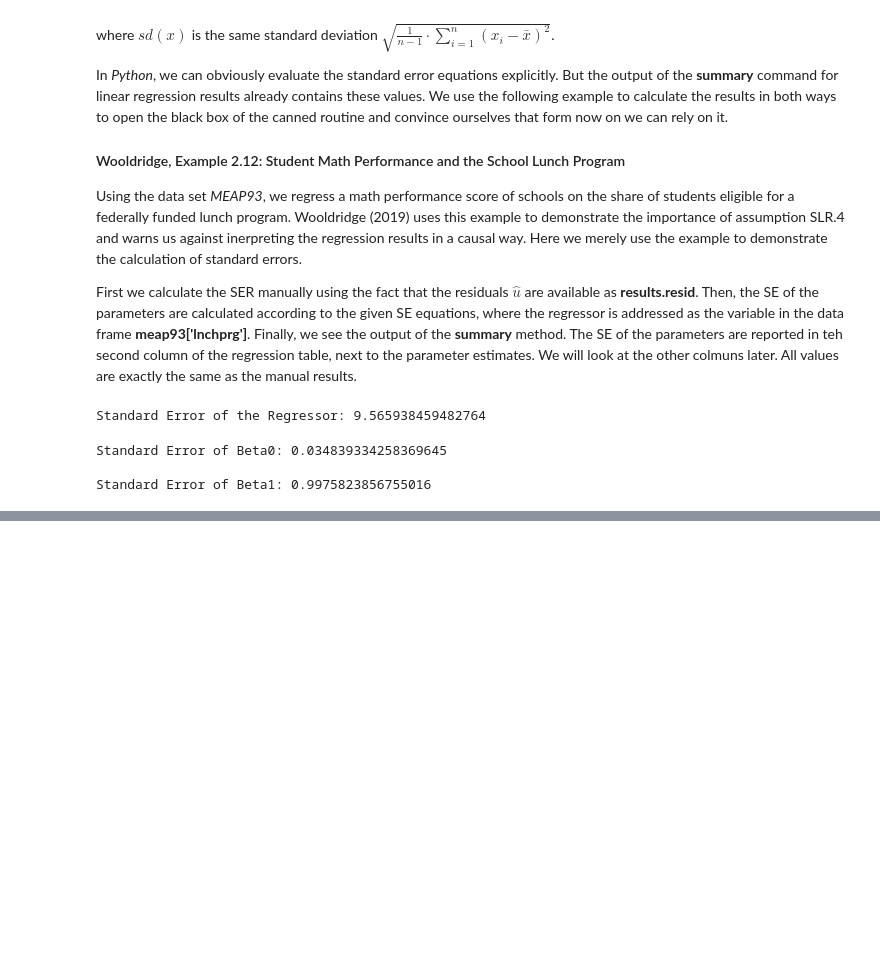
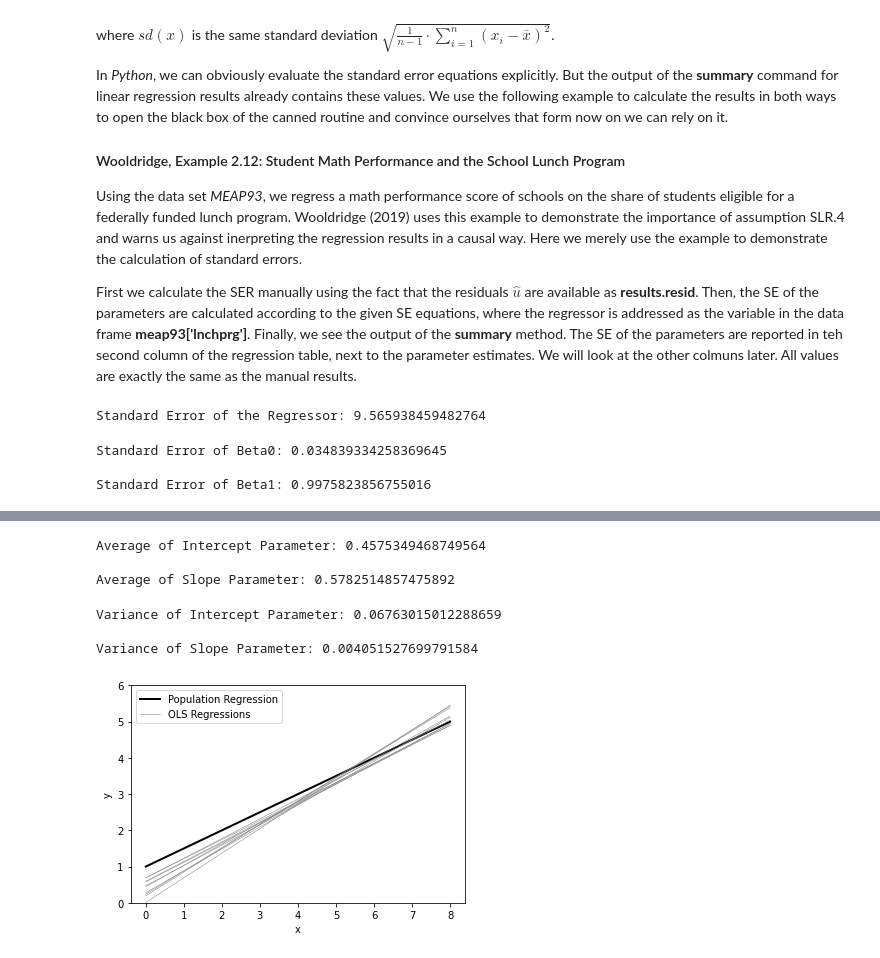
Before and after one commit to NormanLo4319/Econometric-with-Python, a Jupyter notebook: 3.Simple_Linear_Regression_Analysis.ipynb, the cells around one changed output, grey strips where cells are left out. Drawn from its saved outputs; the diff is of its cells as text; code cells hidden in the pictures; blank space fills up the shorter version.

```diff
--- a/3.Simple_Linear_Regression_Analysis.ipynb
+++ b/3.Simple_Linear_Regression_Analysis.ipynb
@@ -614,0 +911,68 @@ Notes:
+# %%
+# Initialize b0 and b1 to store results later:
+b0 = np.empty(r)
+b1 = np.empty(r)
+# %%
+# Draw a sample of x of size n:
+x = stats.norm.rvs(4, 1, size = n)
+u_mean = np.array((x - 7) / 13)
+# %%
+# Create simulation for r times:
+for i in range(r):
+    # Draw a sample of u and y
+    u = stats.norm.rvs(u_mean, su, size = n)
+    y = beta0 + beta1 * x + u
+    df = pd.DataFrame({'y': y, 'x': x})
+
+    # Estimate and store parameters by OLS
+    reg = smf.ols(formula = 'y ~ x', data = df)
+    results = reg.fit()
+    b0[i] = results.params['Intercept']
+    b1[i] = results.params['x']
+# %%
+# Calculate estimate of the expected values
+b0_avg = np.mean(b0)
+b1_avg = np.mean(b1)
+
+print(f'Average of Intercept Parameter: {b0_avg}\n')
+print(f'Average of Slope Parameter: {b1_avg}\n')
+# %% [output]
+Average of Intercept Parameter: 0.4575349468749564
+
+Average of Slope Parameter: 0.5782514857475892
+# %%
+# Calculate estimate of the variance
+b0_var = np.var(b0, ddof = 1)
+b1_var = np.var(b1, ddof = 1)
+
+print(f'Variance of Intercept Parameter: {b0_var}\n')
+print(f'Variance of Slope Parameter: {b1_var}\n')
+# %% [output]
+Variance of Intercept Parameter: 0.06763015012288659
+
+Variance of Slope Parameter: 0.004051527699791584
+# %%
+# Plot the population regression and the OLS models
+x_range = np.linspace(0, 8, num = 100)
+plt.ylim([0, 6])
+
+# Add population regression line
+plt.plot(x_range, beta0 + beta1 * x_range, color = "black",
+        linestyle = '-', linewidth = 2, label = 'Population Regression')
+
+# Add first OLS regression line (to attache a label)
+plt.plot(x_range, b0[0] + b1[0] * x_range, color = 'grey',
+        linestyle = '-', linewidth = 0.5, label = 'OLS Regressions')
+
+# Add OLS regression lines no. 2 to 10
+for i in range(1, 10):
+    plt.plot(x_range, b0[i] + b1[i] * x_range, color ='grey',
+            linestyle = '-', linewidth = 0.5)
+plt.ylabel('y')
+plt.xlabel('x')
+plt.legend()
+plt.savefig('images/violate_slr.4.png')
+plt.show()
+plt.close()
+# %% [output]
+[figure, added]
```
Also changed, not shown: parts of 46 cells of this notebook, 5 other files.
